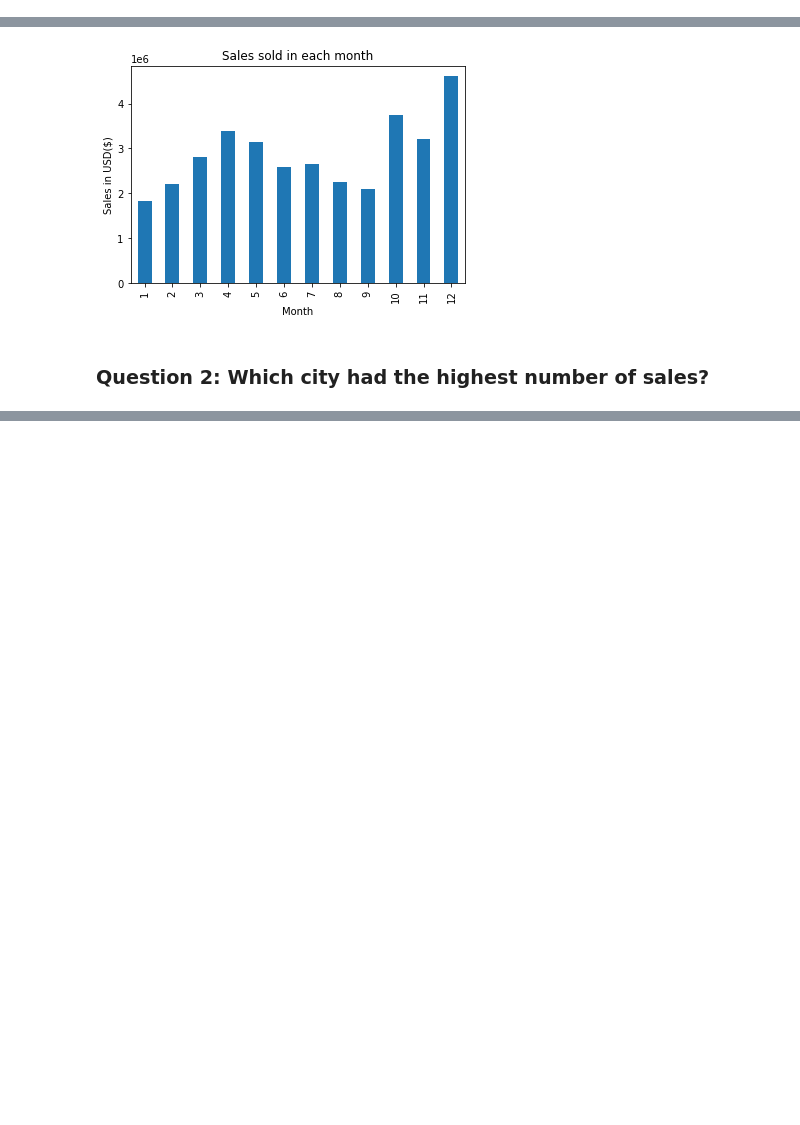
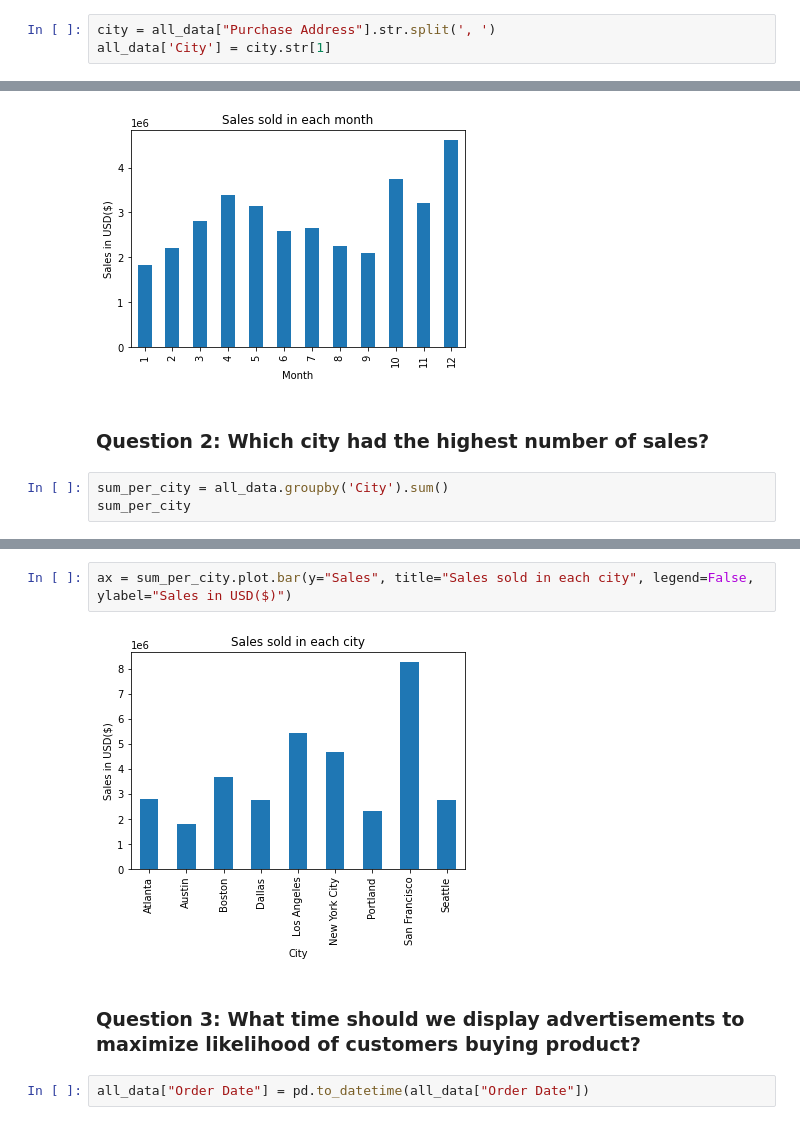
Before and after one commit to Nouredeen/Sales-Analysis, a Jupyter notebook: Sales_Analysis.ipynb, the cells around one changed output, grey strips where cells are left out. Drawn from its saved outputs; the diff is of its cells as text; blank space fills up the shorter version.

Commit message:
Answering Question 3.

```diff
--- a/Sales_Analysis.ipynb
+++ b/Sales_Analysis.ipynb
@@ -83,3 +85,6 @@ all_data.head()
+# %%
+city = all_data["Purchase Address"].str.split(', ')
+all_data['City'] = city.str[1]
 # %% [markdown]
 ### Question 1: What was the best month for sales? How much was earned that month?
 # %%
@@ -107,3 +112,6 @@ ax = result.plot.bar(y="Sales", title="Sales sold in each month", legend=False,
 [figure]
 # %% [markdown]
 ### Question 2: Which city had the highest number of sales?
+# %%
+sum_per_city = all_data.groupby('City').sum()
+sum_per_city
@@ -109,0 +130,8 @@ ax = result.plot.bar(y="Sales", title="Sales sold in each month", legend=False,
+# %%
+ax = sum_per_city.plot.bar(y="Sales", title="Sales sold in each city", legend=False, ylabel="Sales in USD($)")
+# %% [output]
+[figure, added]
+# %% [markdown]
+### Question 3: What time should we display advertisements to maximize likelihood of customers buying product?
+# %%
+all_data["Order Date"] = pd.to_datetime(all_data["Order Date"])
```
Also changed, not shown: parts of 5 cells of this notebook.
